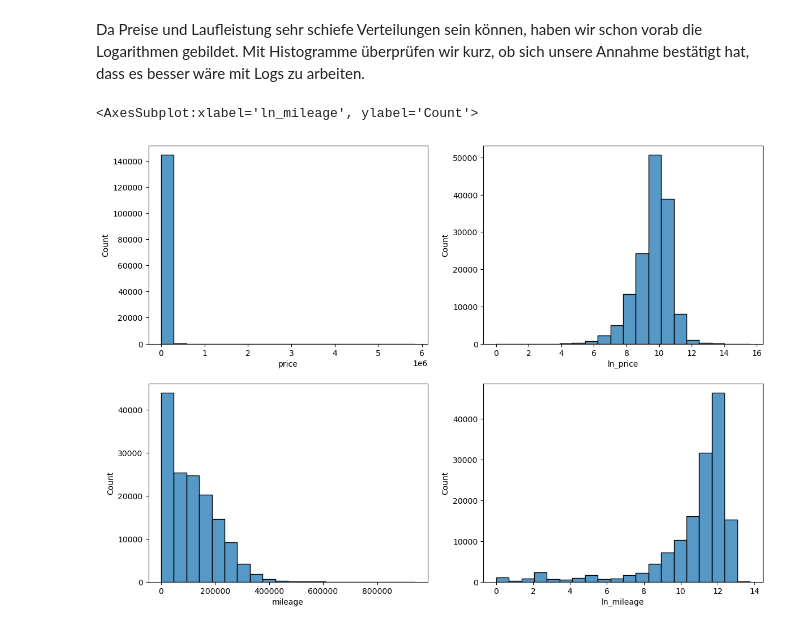
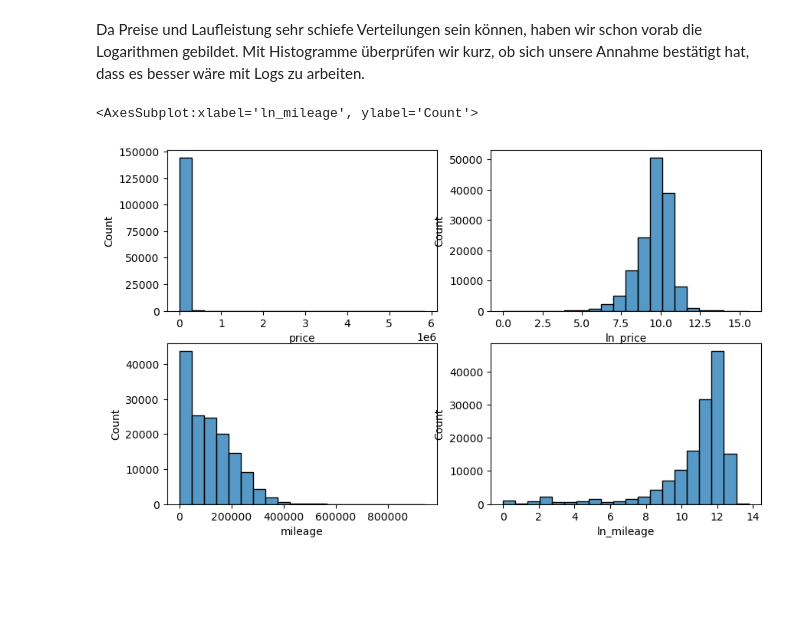
Before and after one commit to dejse/dqda-project, a Jupyter notebook: 02_data_science.ipynb, the cells around one changed output. Drawn from its saved outputs; the diff is of its cells as text; code cells hidden in the pictures; blank space fills up the shorter version.

```diff
--- a/02_data_science.ipynb
+++ b/02_data_science.ipynb
@@ -50,7 +50,8 @@ df = df.astype({
     "engine_fuel_resolved": "category",
     "transmission_resolved": "category",
     "postcode": str,
-    "equipment_resolved": str
+    "equipment_resolved": str,
+    "orgname": str
 })
 # %% [markdown]
 Anschließend erstellen wir ein paar neue Features, die für später relevant sein können:
@@ -83,6 +84,8 @@ def check_luxury(brand: str):
     is_luxury = 1 if brand.lower() in luxury_brands else 0
     return is_luxury
 df["is_luxury"] = df["brand"].apply(check_luxury)
+
+df["orgname"] = df["orgname"].replace(to_replace="nan", value="privat")
 # %% [markdown]
 Zusätzlich führen wir Dummy Variablen ein für `fuel` und `transmission`, die mehrere Ausprägungen haben. Eine Spalte entfernen wir, um die "Dummy Falle" bei der linearen Regression zu vermeiden.
 # %%
@@ -178,12 +181,11 @@ Einige recht interessante "stylized facts" kann man bereits über Mittelwerte er
 # %% [markdown]
 Da Preise und Laufleistung sehr schiefe Verteilungen sein können, haben wir schon vorab die Logarithmen gebildet. Mit Histogramme überprüfen wir kurz, ob sich unsere Annahme bestätigt hat, dass es besser wäre mit Logs zu arbeiten.
 # %%
-fig, axes = plt.subplots(2, 2, figsize=(14, 10))
-
+fig, axes = plt.subplots(2, 2, figsize=(10, 6))
 sns.histplot(ax=axes[0, 0], data=df, x="price", bins=20)
 sns.histplot(ax=axes[0, 1], data=df, x="ln_price", bins=20)
 sns.histplot(ax=axes[1, 0], data=df, x="mileage", bins=20)
 sns.histplot(ax=axes[1, 1], data=df, x="ln_mileage", bins=20)
 # %% [output]
 <AxesSubplot:xlabel='ln_mileage', ylabel='Count'>
-[figure, old version]
+[figure, new version]
```
Also changed, not shown: parts of 10 cells of this notebook.
